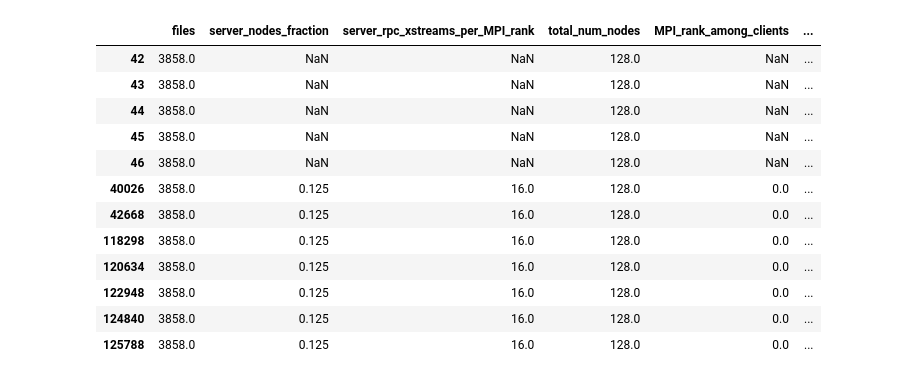
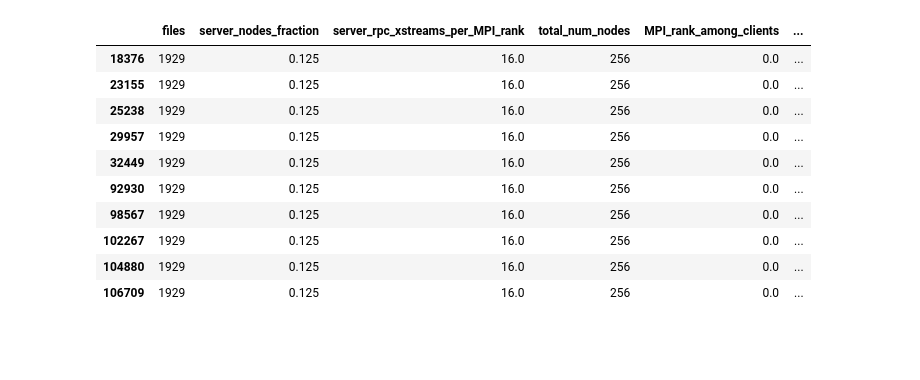
Before and after one commit to HEPonHPC/hepnos_eventselection, a Jupyter notebook: scaling/final/combine_dataframes.ipynb, the cells around one changed output. Saved outputs shown, nothing was run; the diff lists cells and outputs as text; code cells hidden in the pictures; blank space fills up the shorter version.

```diff
--- a/scaling/final/combine_dataframes.ipynb
+++ b/scaling/final/combine_dataframes.ipynb
@@ -35,3 +8,42 @@ times_combined.to_csv("times-combined.csv")
+# %%
+total_slices = 17878347
+
+times_combined = pd.DataFrame(
+    {
+        "files" : [],
+        "server_nodes_fraction" : [],
+        "server_rpc_xstreams_per_MPI_rank" : [],
+        "total_num_nodes" : [],
+        "MPI_rank_among_clients" : [],
+        "expt_number" : [],
+        "analysis_start_times" : [],
+        "pep_start_times" : [],
+        "pep_end_times" : [],
+        "analysis_end_times" : [],
+        "analysis_method" : [],
+    }
+)
+
+df_ssd_hepnos = pd.read_csv("ssd_hepnos/servers_one_eigth/16MPI_ranks_per_node/ssd-hepnos.csv")
+df_hepnos = pd.read_csv("hepnos/servers_one_eigth/16MPI_ranks_per_node/map-hepnos.csv")
+times_hepnos = pd.concat([times_combined, df_ssd_hepnos, df_hepnos], ignore_index=True)
+times_hepnos = times_hepnos.assign(throughput = ((total_slices * (times_hepnos["files"]/1929))/
+                                                 (times_hepnos["pep_end_times"] - times_hepnos["pep_start_times"])))
+times_hepnos = times_hepnos.astype({'total_num_nodes':'int'})
+times_hepnos = times_hepnos.assign(is_hepnos = int(1))
+
+df_root = pd.read_csv("root/root-hepnos.csv")
+df_root = df_root.assign(throughput = ((total_slices * (df_root["files"]/1929))/
+                                                 (df_root["analysis_end_times"])))
+df_root = df_root.assign(is_hepnos = int(0))
+
+df_root = df_root.astype({'total_num_nodes':'int'})
+times_combined = pd.concat([times_combined, df_root, times_hepnos], ignore_index=True)
+times_combined = times_combined.astype({'total_num_nodes':'int'})
+times_combined = times_combined.astype({'files':'int'})
+
+os.chdir(pwd)
+times_combined.to_csv("times-combined.csv")
 # %%
 times_combined
 # %% [output]
@@ -51,27 +63,25 @@ times_combined
 # %%
-times_combined[(times_combined["total_num_nodes"] == 128) &
-               (times_combined["files"] == 3858) &
+times_combined[(times_combined["total_num_nodes"] == 256) &
+               (times_combined["files"] == 1929) &
                (
                 (times_combined["analysis_method"] == "HEPnOS-rocksdb") |
                 (times_combined["analysis_method"] == "HEPnOS-map") |
                 (times_combined["analysis_method"] == "ROOT")
                ) &
                (
                    (times_combined["MPI_rank_among_clients"] == 0) |
                    (times_combined["MPI_rank_among_clients"].isna() )
                )
               ]
 # %% [output]
 |  | files | server_nodes_fraction | server_rpc_xstreams_per_MPI_rank | total_num_nodes | MPI_rank_among_clients | ... |
-| 42 | 3858.0 | NaN | NaN | 128.0 | NaN | ... |
-| 43 | 3858.0 | NaN | NaN | 128.0 | NaN | ... |
-| 44 | 3858.0 | NaN | NaN | 128.0 | NaN | ... |
-| 45 | 3858.0 | NaN | NaN | 128.0 | NaN | ... |
-| 46 | 3858.0 | NaN | NaN | 128.0 | NaN | ... |
-| 40026 | 3858.0 | 0.125 | 16.0 | 128.0 | 0.0 | ... |
-| 42668 | 3858.0 | 0.125 | 16.0 | 128.0 | 0.0 | ... |
-| 118298 | 3858.0 | 0.125 | 16.0 | 128.0 | 0.0 | ... |
-| 120634 | 3858.0 | 0.125 | 16.0 | 128.0 | 0.0 | ... |
-| 122948 | 3858.0 | 0.125 | 16.0 | 128.0 | 0.0 | ... |
-| 124840 | 3858.0 | 0.125 | 16.0 | 128.0 | 0.0 | ... |
-| 125788 | 3858.0 | 0.125 | 16.0 | 128.0 | 0.0 | ... |
+| 18376 | 1929 | 0.125 | 16.0 | 256 | 0.0 | ... |
+| 23155 | 1929 | 0.125 | 16.0 | 256 | 0.0 | ... |
+| 25238 | 1929 | 0.125 | 16.0 | 256 | 0.0 | ... |
+| 29957 | 1929 | 0.125 | 16.0 | 256 | 0.0 | ... |
+| 32449 | 1929 | 0.125 | 16.0 | 256 | 0.0 | ... |
+| 92930 | 1929 | 0.125 | 16.0 | 256 | 0.0 | ... |
+| 98567 | 1929 | 0.125 | 16.0 | 256 | 0.0 | ... |
+| 102267 | 1929 | 0.125 | 16.0 | 256 | 0.0 | ... |
+| 104880 | 1929 | 0.125 | 16.0 | 256 | 0.0 | ... |
+| 106709 | 1929 | 0.125 | 16.0 | 256 | 0.0 | ... |
```
Also changed, not shown: parts of 2 cells of this notebook, 4 other files.
